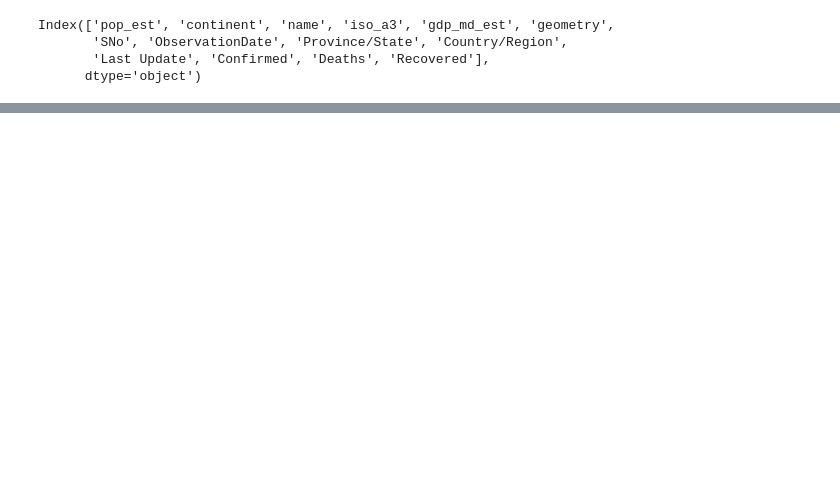
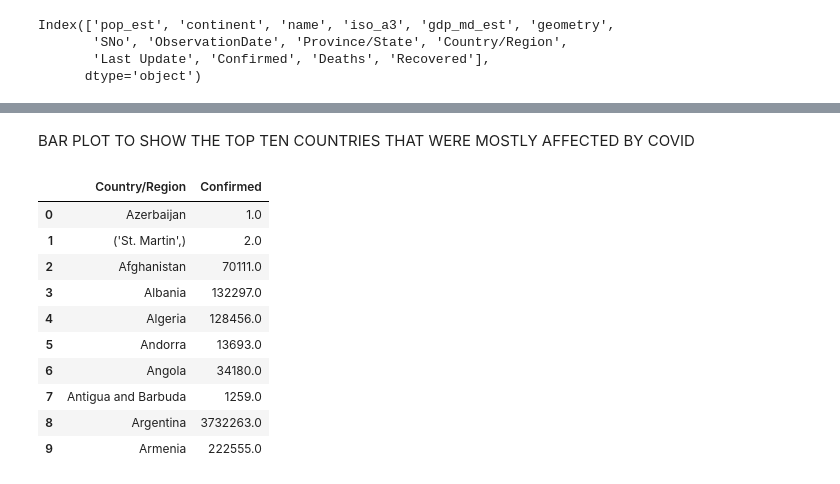
Before and after one commit to Mercymerine/Pandas-Analysis, a Jupyter notebook: project_covid.ipynb, the cells around one changed output, grey strips where cells are left out. Drawn from its saved outputs; the diff is of its cells as text; code cells hidden in the pictures; blank space fills up the shorter version.

```diff
--- a/project_covid.ipynb
+++ b/project_covid.ipynb
@@ -206,0 +225,17 @@ world.drop(columns=dropping, inplace=True)
+# %% [markdown]
+BAR PLOT TO SHOW THE TOP TEN COUNTRIES THAT WERE MOSTLY AFFECTED BY COVID
+# %%
+maximum = covid.groupby(['Country/Region'])[['Confirmed']].max().reset_index()
+maximum.head(10)
+# %% [output]
+|  | Country/Region | Confirmed |
+| 0 | Azerbaijan | 1.0 |
+| 1 | ('St. Martin',) | 2.0 |
+| 2 | Afghanistan | 70111.0 |
+| 3 | Albania | 132297.0 |
+| 4 | Algeria | 128456.0 |
+| 5 | Andorra | 13693.0 |
+| 6 | Angola | 34180.0 |
+| 7 | Antigua and Barbuda | 1259.0 |
+| 8 | Argentina | 3732263.0 |
+| 9 | Armenia | 222555.0 |
```
Also changed, not shown: parts of 5 cells of this notebook.
